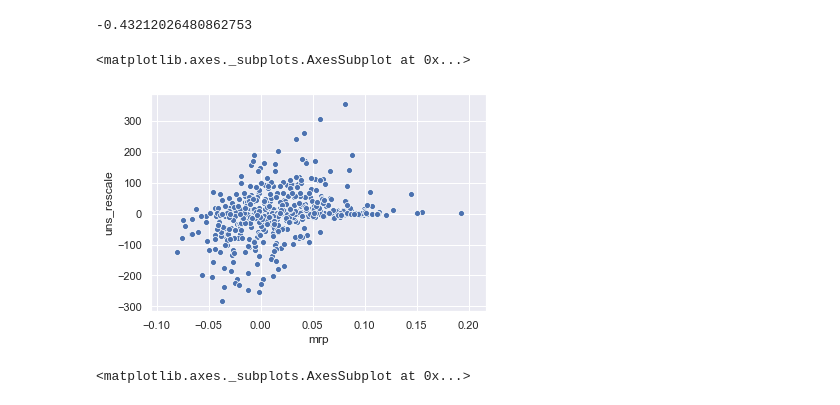
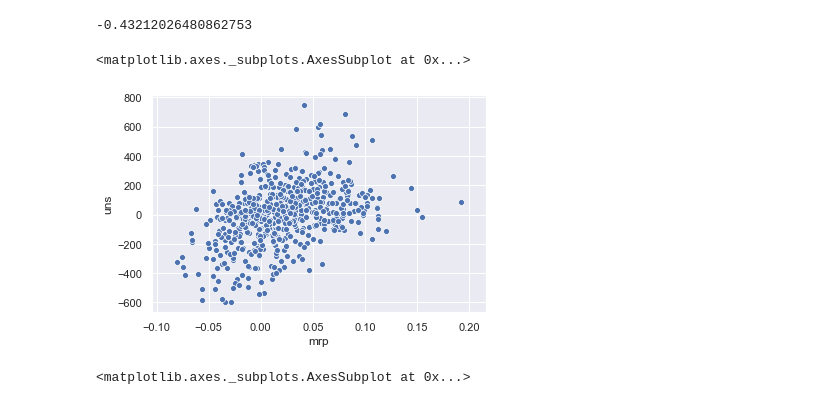
Before and after one commit to velocirobbie/labour-campaigns, a Jupyter notebook: cutoff_compare.ipynb, the cells around one changed output. Drawn from its saved outputs; the diff is of its cells as text; code cells hidden in the pictures.

```diff
--- a/cutoff_compare.ipynb
+++ b/cutoff_compare.ipynb
@@ -202,10 +202,10 @@ r2_score(
 -0.43212026480862753
 # %%
 sns.scatterplot(x=scores['mrp'],
-                y=results['uns_rescale'])
+                y=results['uns'])
 # %% [output]
 <matplotlib.axes._subplots.AxesSubplot at 0x...>
-[figure, old version]
+[figure, new version]
 # %%
 sns.scatterplot(x=scores['mrp'], y=results['uns_cut'])
 # %% [output]
```
Also changed, not shown: parts of 1 cell of this notebook.
